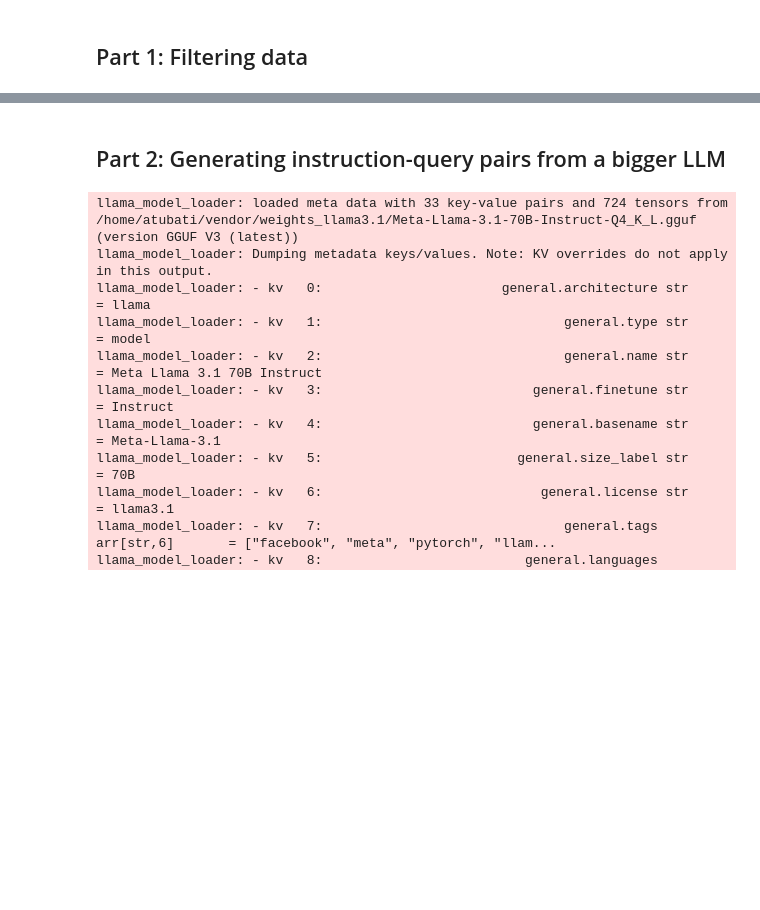
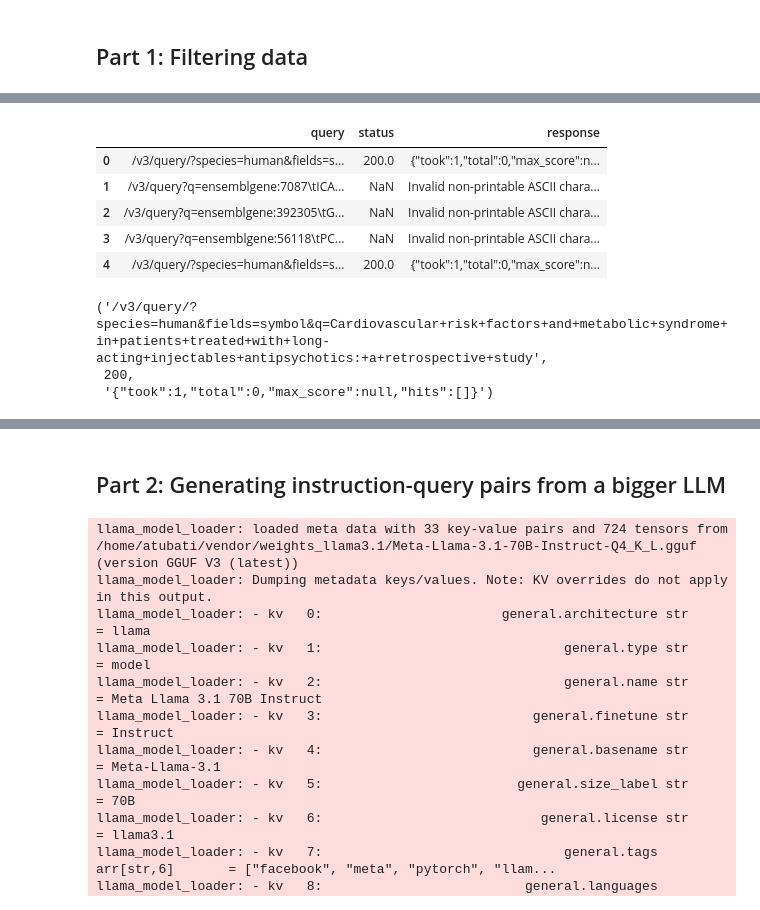
Before and after one commit to NeuralFlux/query-assistant, a Jupyter notebook: datagen.ipynb, the cells around one changed output, grey strips where cells are left out. Saved outputs shown, nothing was run; the diff lists cells and outputs as text; code cells hidden in the pictures; blank space fills up the shorter version.

```diff
--- a/datagen.ipynb
+++ b/datagen.ipynb
@@ -92,0 +114,30 @@ filtered.to_pandas().to_csv("one_year_unique_sig.csv", index=False)
+# %%
+def fetch_url(url):
+    try:
+        response = httpx.get(url)
+        return response.status_code, response.text
+    except httpx.HTTPStatusError as e:
+        return e.response.status_code, str(e)
+    except Exception as e:
+        return None, str(e)
+# %%
+HOST_NAME = "http://mygene.info"
+results = []
+for url in tqdm(df["log.path"], desc="Fetching URLs"):
+    status_code, content = fetch_url(HOST_NAME + url)
+    results.append((url, status_code, content))
+# %%
+res_df = pd.DataFrame(results, columns=["query", "status", "response"])
+# %% [output]
+|  | query | status | response |
+| 0 | /v3/query/?species=human&fields=s... | 200.0 | {"took":1,"total":0,"max_score":n... |
+| 1 | /v3/query?q=ensemblgene:7087\tICA... | NaN | Invalid non-printable ASCII chara... |
+| 2 | /v3/query?q=ensemblgene:392305\tG... | NaN | Invalid non-printable ASCII chara... |
+| 3 | /v3/query?q=ensemblgene:56118\tPC... | NaN | Invalid non-printable ASCII chara... |
+| 4 | /v3/query/?species=human&fields=s... | 200.0 | {"took":1,"total":0,"max_score":n... |
+# %%
+results[0]
+# %% [output]
+('/v3/query/?species=human&fields=symbol&q=Cardiovascular+risk+factors+and+metabolic+syndrome+in+patients+treated+with+long-acting+injectables+antipsychotics:+a+retrospective+study',
+ 200,
+ '{"took":1,"total":0,"max_score":null,"hits":[]}')
```
Also changed, not shown: parts of 9 cells of this notebook, 1 other file.
